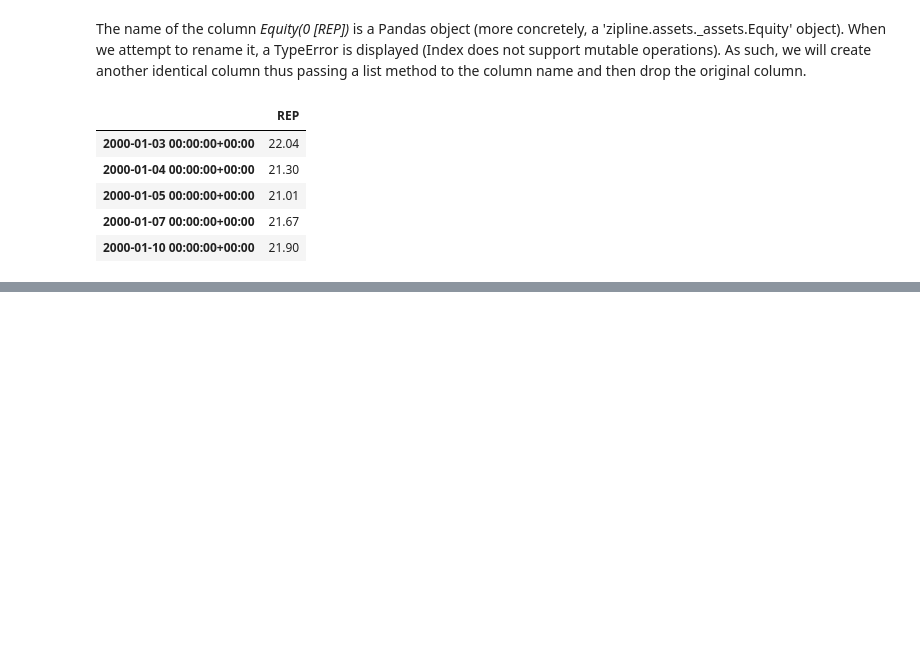
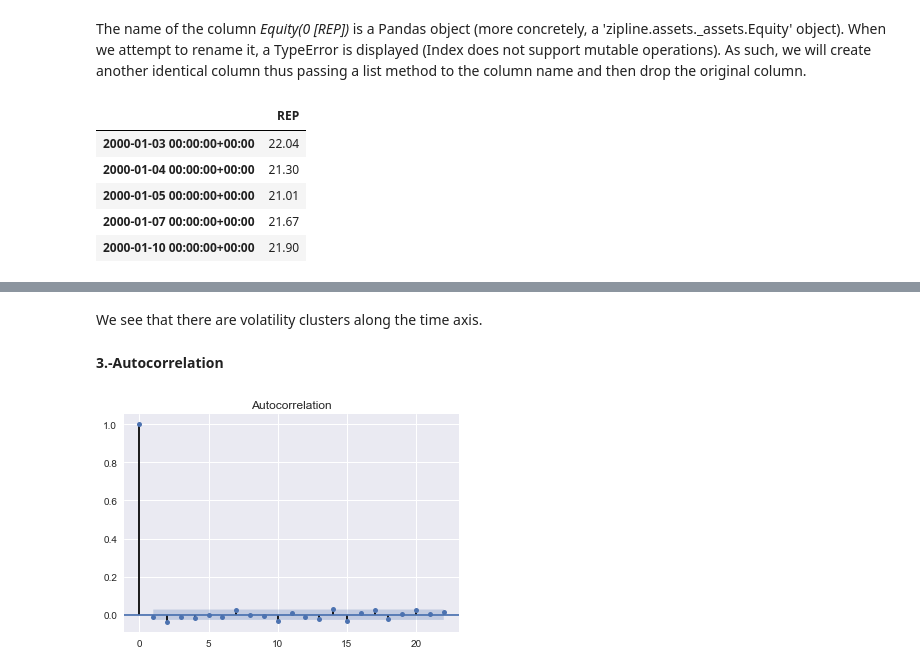
Before and after one commit to isabelpuche/ml_for_algo_trading, a Jupyter notebook: notebooks/eda.ipynb, the cells around one changed output, grey strips where cells are left out. Saved outputs shown, nothing was run; the diff lists cells and outputs as text; code cells hidden in the pictures; blank space fills up the shorter version.

```diff
--- a/notebooks/eda.ipynb
+++ b/notebooks/eda.ipynb
@@ -255,0 +392,10 @@ df.head()
+# %% [markdown]
+We see that there are volatility clusters along the time axis.
+# %% [markdown]
+**3.-Autocorrelation**
+# %%
+acf = smt.graphics.plot_acf(df.log_rtn,
+                      lags=22, # A month
+                      alpha=0.05)
+# %% [output]
+[figure, added]
```
Also changed, not shown: parts of 36 cells of this notebook.
